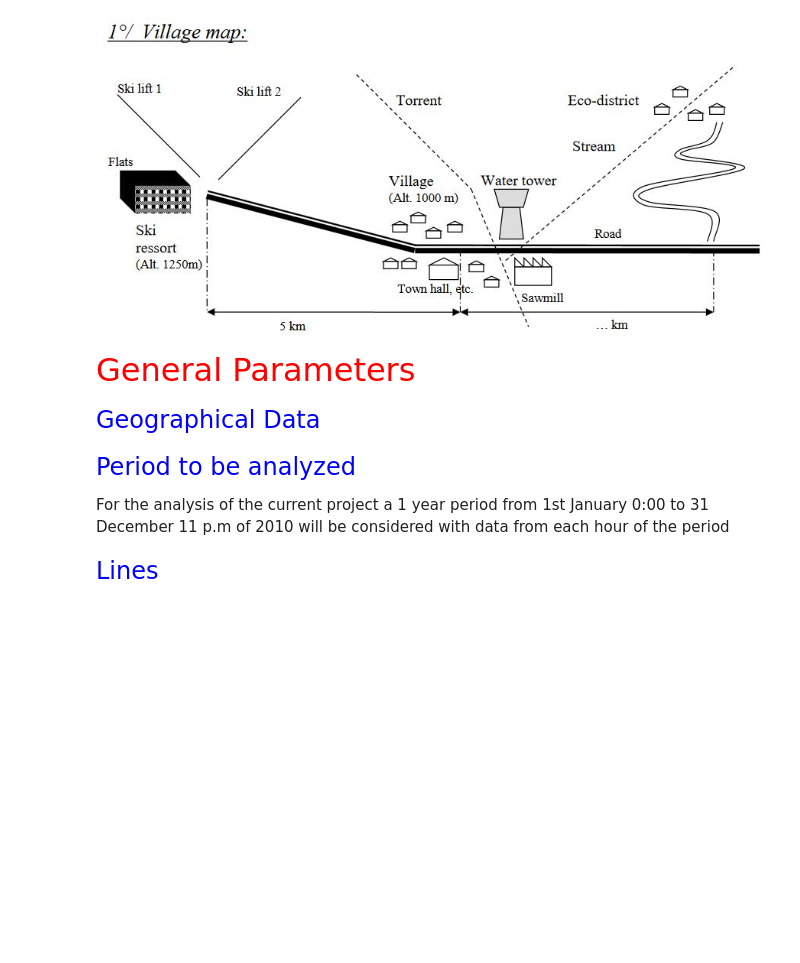
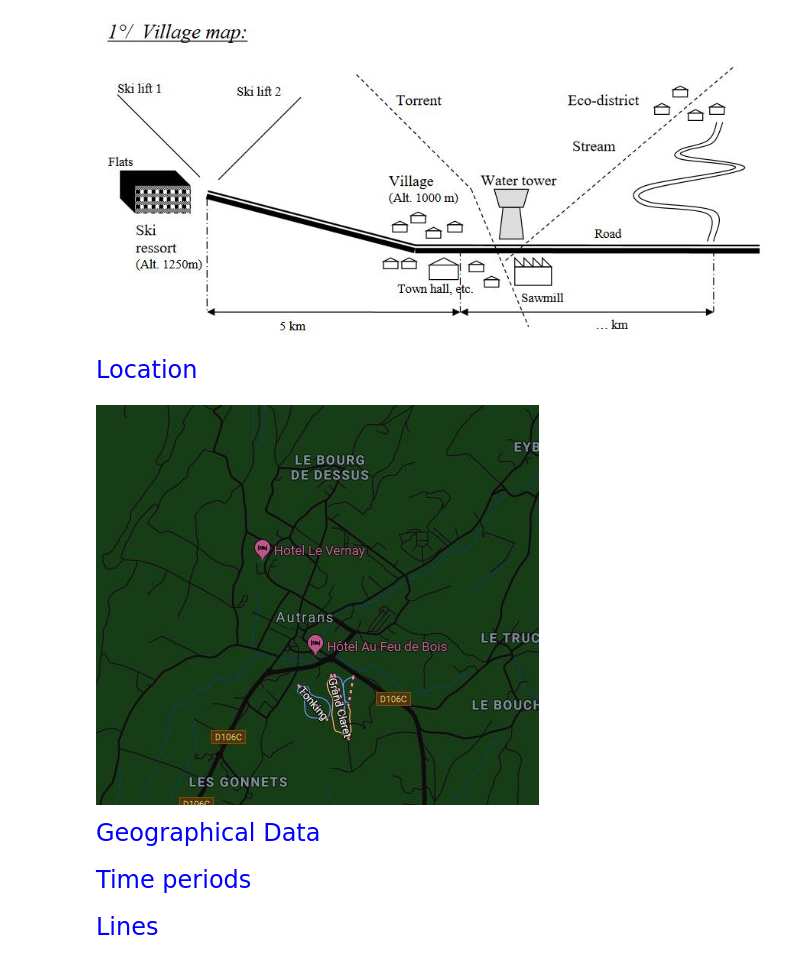
Before and after one commit to maxnavarrollaven/Distributed-Generation-Project, a Jupyter notebook: Study of the mountain village.ipynb, the cells around one changed output. Cells and saved outputs as stored; diff of their text form; code cells hidden in the pictures; blank space fills up the shorter version.

Commit message:
Before economic analysis

```diff
--- a/Study of the mountain village.ipynb
+++ b/Study of the mountain village.ipynb
@@ -17,7 +96,11 @@ Image(filename='design_village.jpg')
 # %% [output]
 [figure]
 # %% [markdown]
-<font size="6" color='red'>General Parameters</font>
+<font size="5" color='blue'>Location</font>
+# %%
+Image(filename='imgs/location_village.jpg')
+# %% [output]
+[figure, added]
 # %% [markdown]
 <font size="5" color='blue'>Geographical Data</font>
 # %%
@@ -26,4 +109,0 @@ latitude, longitude, name, altitude, timezone = (45.1996958, 5.5609121, 'Autrans
-# %% [markdown]
-<font size="5" color='blue'>Period to be analyzed</font>
-
-For the analysis of the current project a 1 year period from 1st January 0:00 to 31 December 11 p.m of 2010 will be considered with data from each hour of the period
@@ -32,0 +110,2 @@ rng = pd.date_range(start="1/1/2010", end="2010-12-31 23:00:00", freq="H")
+# %% [markdown]
+<font size="5" color='blue'>Time periods</font>
```
Also changed, not shown: parts of 302 cells of this notebook, 13 other files.
